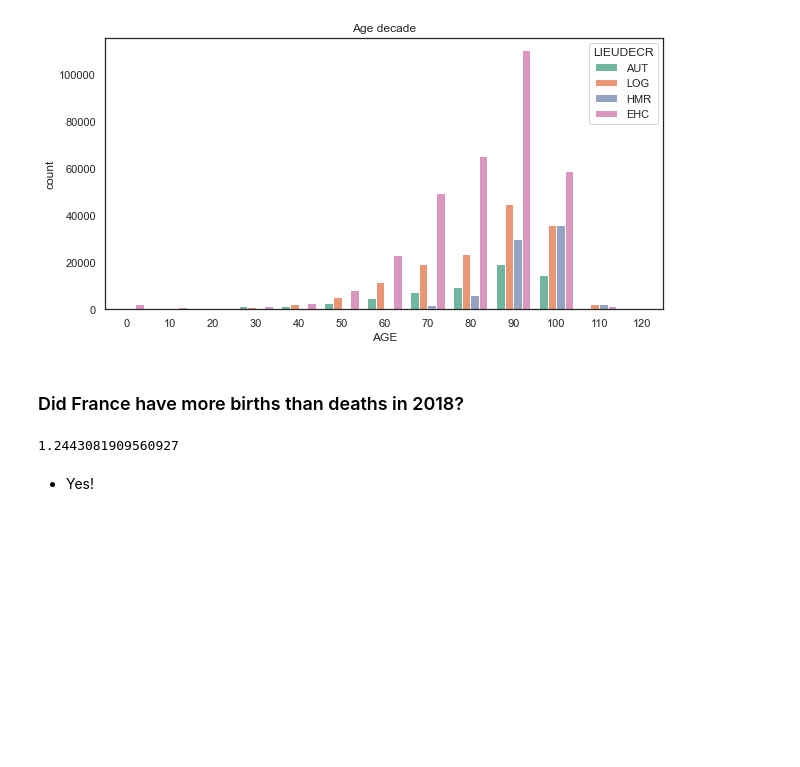
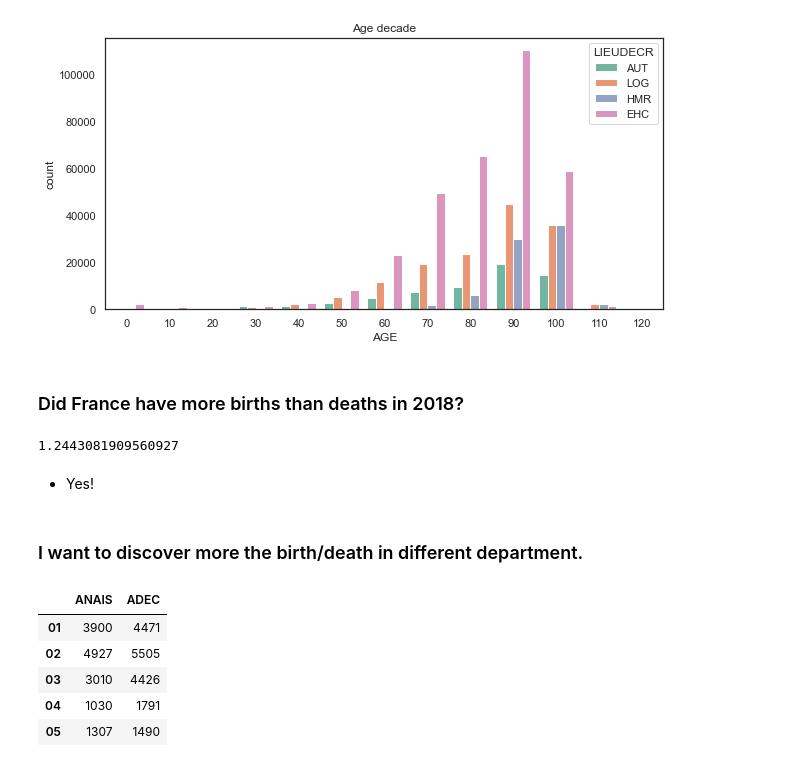
Before and after one commit to mengyush/projects, a Jupyter notebook: birth_death_marriage_fr2018.ipynb, the cells around one changed output. Saved outputs shown, nothing was run; the diff lists cells and outputs as text; code cells hidden in the pictures; blank space fills up the shorter version.

```diff
--- a/birth_death_marriage_fr2018.ipynb
+++ b/birth_death_marriage_fr2018.ipynb
@@ -654,3 +654,17 @@ birth_data.shape[0]/death_data.shape[0]
 1.2443081909560927
 # %% [markdown]
 * Yes!
+# %% [markdown]
+### I want to discover more the birth/death in different department.
+# %%
+birth_dep_df = pd.DataFrame(birth_data.groupby('DEPNAIS').ANAIS.count())
+death_dep_df = pd.DataFrame(death_data.groupby('DEPDEC').ADEC.count())
+dep_birth_death_df = pd.concat([birth_dep_df,death_dep_df], axis=1)
+dep_birth_death_df.head()
+# %% [output]
+|  | ANAIS | ADEC |
+| 01 | 3900 | 4471 |
+| 02 | 4927 | 5505 |
+| 03 | 3010 | 4426 |
+| 04 | 1030 | 1791 |
+| 05 | 1307 | 1490 |
```
Also changed, not shown: parts of 7 cells of this notebook.
